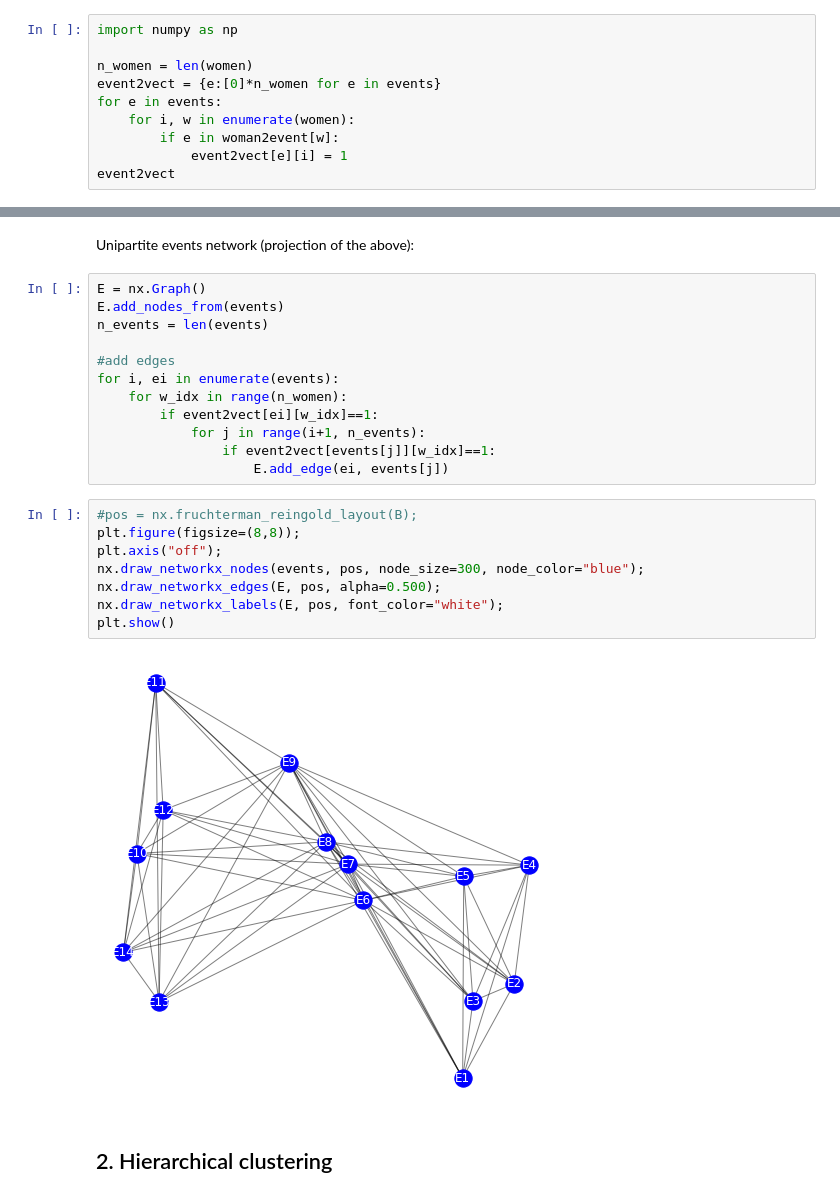
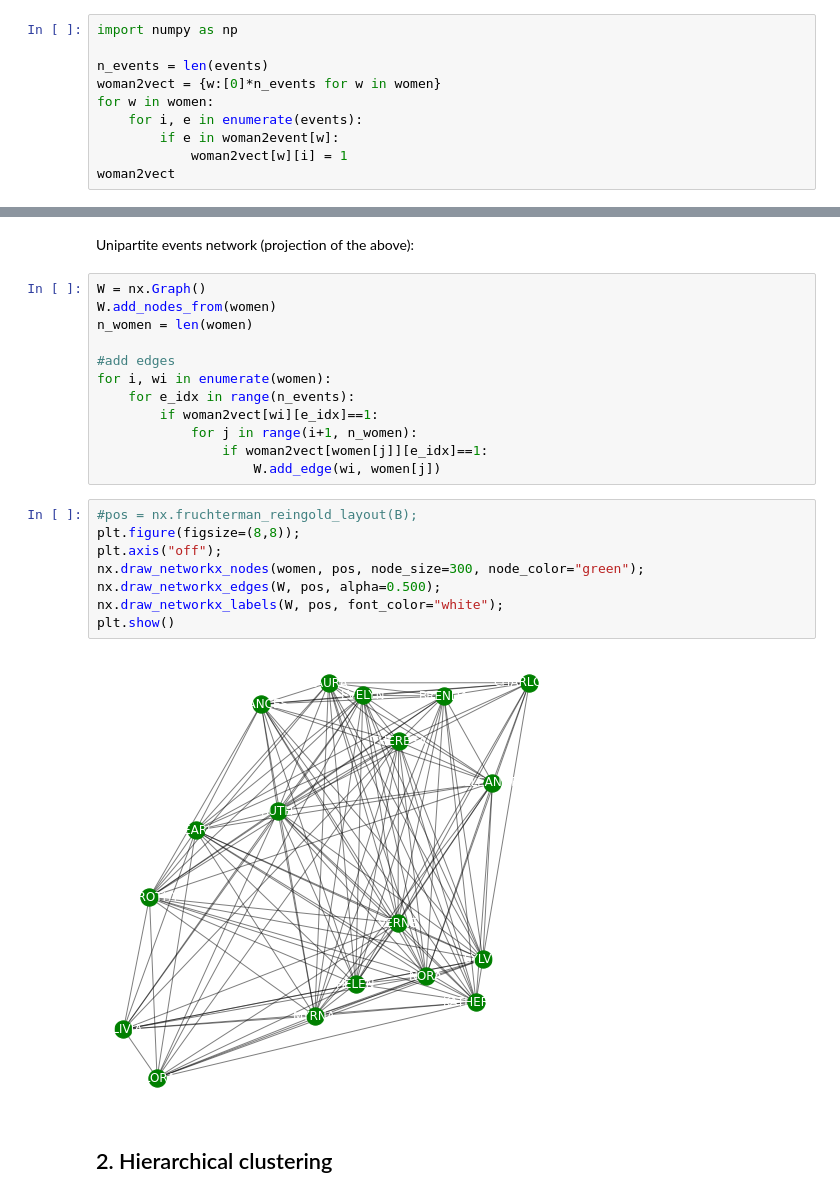
Before and after one commit to adrifcid/polarisation, a Jupyter notebook: notebooks/SouthernWomen.ipynb, the cells around one changed output, grey strips where cells are left out. Saved outputs shown, nothing was run; the diff lists cells and outputs as text.

```diff
--- a/notebooks/SouthernWomen.ipynb
+++ b/notebooks/SouthernWomen.ipynb
@@ -89,11 +89,11 @@ Define a dictionary containing a binary feature vector per event, the vector cor
 # %%
 import numpy as np
 
-n_women = len(women)
-event2vect = {e:[0]*n_women for e in events}
-for e in events:
-    for i, w in enumerate(women):
+n_events = len(events)
+woman2vect = {w:[0]*n_events for w in women}
+for w in women:
+    for i, e in enumerate(events):
         if e in woman2event[w]:
-            event2vect[e][i] = 1
-event2vect
+            woman2vect[w][i] = 1
+woman2vect
 # %% [output]
@@ -142,27 +146,27 @@ plt.show()
 # %% [markdown]
 Unipartite events network (projection of the above):
 # %%
-E = nx.Graph()
-E.add_nodes_from(events)
-n_events = len(events)
+W = nx.Graph()
+W.add_nodes_from(women)
+n_women = len(women)
 
 #add edges
-for i, ei in enumerate(events):
-    for w_idx in range(n_women):
-        if event2vect[ei][w_idx]==1:
-            for j in range(i+1, n_events):
-                if event2vect[events[j]][w_idx]==1:
-                    E.add_edge(ei, events[j])
+for i, wi in enumerate(women):
+    for e_idx in range(n_events):
+        if woman2vect[wi][e_idx]==1:
+            for j in range(i+1, n_women):
+                if woman2vect[women[j]][e_idx]==1:
+                    W.add_edge(wi, women[j])
 # %%
 #pos = nx.fruchterman_reingold_layout(B);
 plt.figure(figsize=(8,8));
 plt.axis("off");
-nx.draw_networkx_nodes(events, pos, node_size=300, node_color="blue");
-nx.draw_networkx_edges(E, pos, alpha=0.500);
-nx.draw_networkx_labels(E, pos, font_color="white");
+nx.draw_networkx_nodes(women, pos, node_size=300, node_color="green");
+nx.draw_networkx_edges(W, pos, alpha=0.500);
+nx.draw_networkx_labels(W, pos, font_color="white");
 plt.show()
 # %% [output]
-[figure, old version]
+[figure, new version]
 # %% [markdown]
 ## 2. Hierarchical clustering
 # %% [markdown]
```
Also changed, not shown: parts of 23 cells of this notebook, 1 other file.
